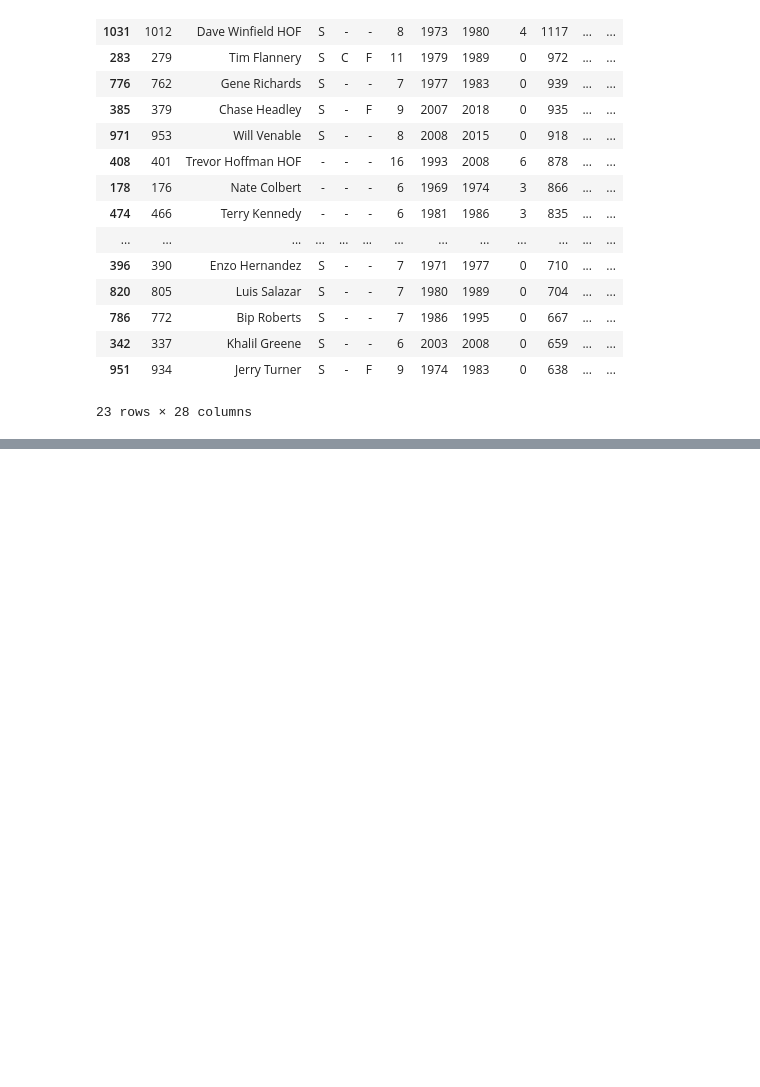
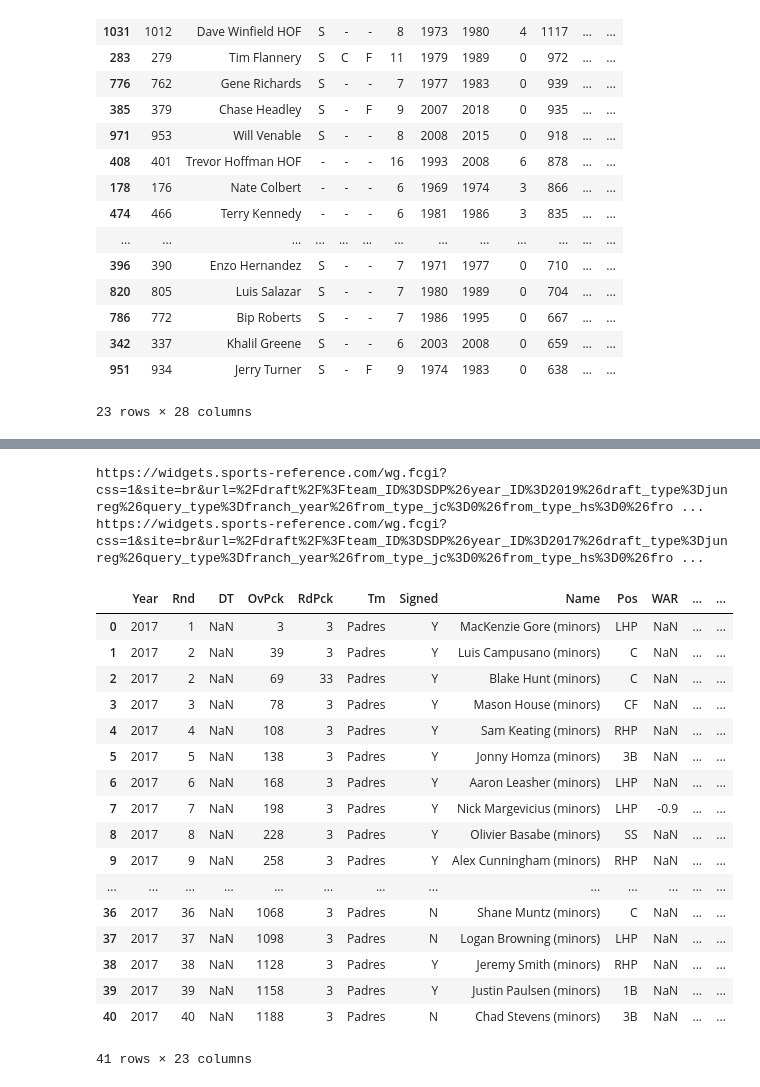
Before and after one commit to double-dose-larry/sportsref, a Jupyter notebook: test_franchises.ipynb, the cells around one changed output, grey strips where cells are left out. Cells and saved outputs as stored; diff of their text form; code cells hidden in the pictures; blank space fills up the shorter version.

```diff
--- a/test_franchises.ipynb
+++ b/test_franchises.ipynb
@@ -39,0 +61,25 @@ padres.batters().sort_values("G", ascending=False).head(23)
+# %%
+
+print("https://widgets.sports-reference.com/wg.fcgi?css=1&site=br&url=%2Fdraft%2F%3Fteam_ID%3DSDP%26year_ID%3D2019%26draft_type%3Djunreg%26query_type%3Dfranch_year%26from_type_jc%3D0%26from_type_hs%3D0%26from_type_4y%3D0%26from_type_unk%3D0&div=div_draft_stats")
+padres.draft(2017)
+# %% [output]
+https://widgets.sports-reference.com/wg.fcgi?css=1&site=br&url=%2Fdraft%2F%3Fteam_ID%3DSDP%26year_ID%3D2019%26draft_type%3Djunreg%26query_type%3Dfranch_year%26from_type_jc%3D0%26from_type_hs%3D0%26fro ...
+https://widgets.sports-reference.com/wg.fcgi?css=1&site=br&url=%2Fdraft%2F%3Fteam_ID%3DSDP%26year_ID%3D2017%26draft_type%3Djunreg%26query_type%3Dfranch_year%26from_type_jc%3D0%26from_type_hs%3D0%26fro ...
+|  | Year | Rnd | DT | OvPck | RdPck | Tm | Signed | Name | Pos | WAR | ... | ... |
+| 0 | 2017 | 1 | NaN | 3 | 3 | Padres | Y | MacKenzie Gore (minors) | LHP | NaN | ... | ... |
+| 1 | 2017 | 2 | NaN | 39 | 3 | Padres | Y | Luis Campusano (minors) | C | NaN | ... | ... |
+| 2 | 2017 | 2 | NaN | 69 | 33 | Padres | Y | Blake Hunt (minors) | C | NaN | ... | ... |
+| 3 | 2017 | 3 | NaN | 78 | 3 | Padres | Y | Mason House (minors) | CF | NaN | ... | ... |
+| 4 | 2017 | 4 | NaN | 108 | 3 | Padres | Y | Sam Keating (minors) | RHP | NaN | ... | ... |
+| 5 | 2017 | 5 | NaN | 138 | 3 | Padres | Y | Jonny Homza (minors) | 3B | NaN | ... | ... |
+| 6 | 2017 | 6 | NaN | 168 | 3 | Padres | Y | Aaron Leasher (minors) | LHP | NaN | ... | ... |
+| 7 | 2017 | 7 | NaN | 198 | 3 | Padres | Y | Nick Margevicius (minors) | LHP | -0.9 | ... | ... |
+| 8 | 2017 | 8 | NaN | 228 | 3 | Padres | Y | Olivier Basabe (minors) | SS | NaN | ... | ... |
+| 9 | 2017 | 9 | NaN | 258 | 3 | Padres | Y | Alex Cunningham (minors) | RHP | NaN | ... | ... |
+| ... | ... | ... | ... | ... | ... | ... | ... | ... | ... | ... | ... | ... |
+| 36 | 2017 | 36 | NaN | 1068 | 3 | Padres | N | Shane Muntz (minors) | C | NaN | ... | ... |
+| 37 | 2017 | 37 | NaN | 1098 | 3 | Padres | N | Logan Browning (minors) | LHP | NaN | ... | ... |
+| 38 | 2017 | 38 | NaN | 1128 | 3 | Padres | Y | Jeremy Smith (minors) | RHP | NaN | ... | ... |
+| 39 | 2017 | 39 | NaN | 1158 | 3 | Padres | Y | Justin Paulsen (minors) | 1B | NaN | ... | ... |
+| 40 | 2017 | 40 | NaN | 1188 | 3 | Padres | N | Chad Stevens (minors) | 3B | NaN | ... | ... |
+41 rows × 23 columns
```
Also changed, not shown: parts of 2 cells of this notebook, 1 other file.
